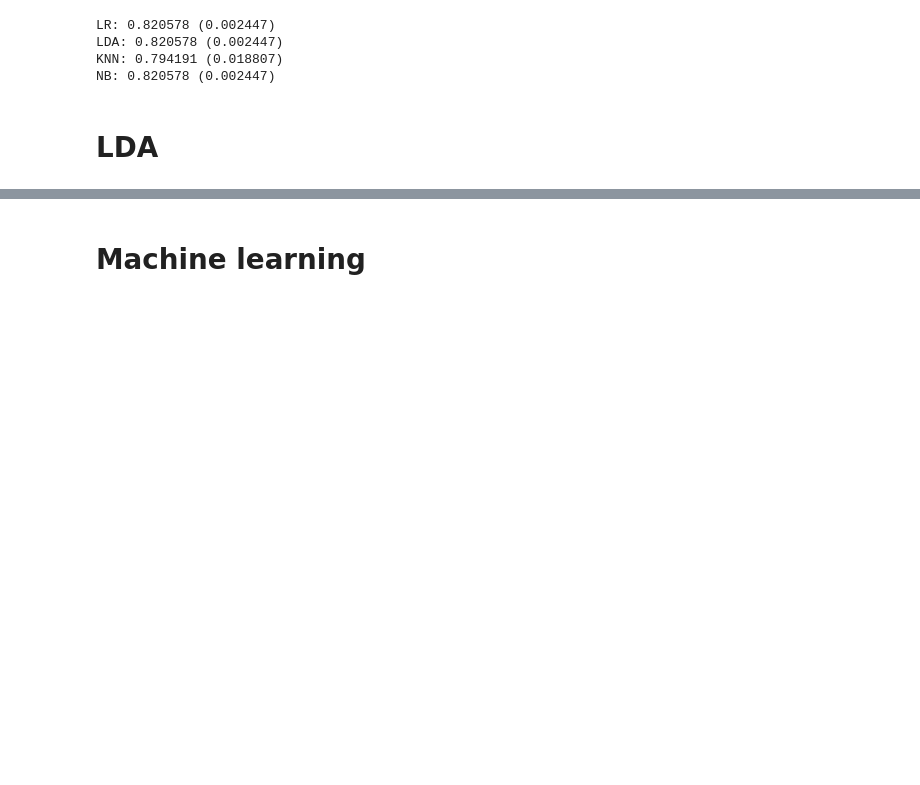
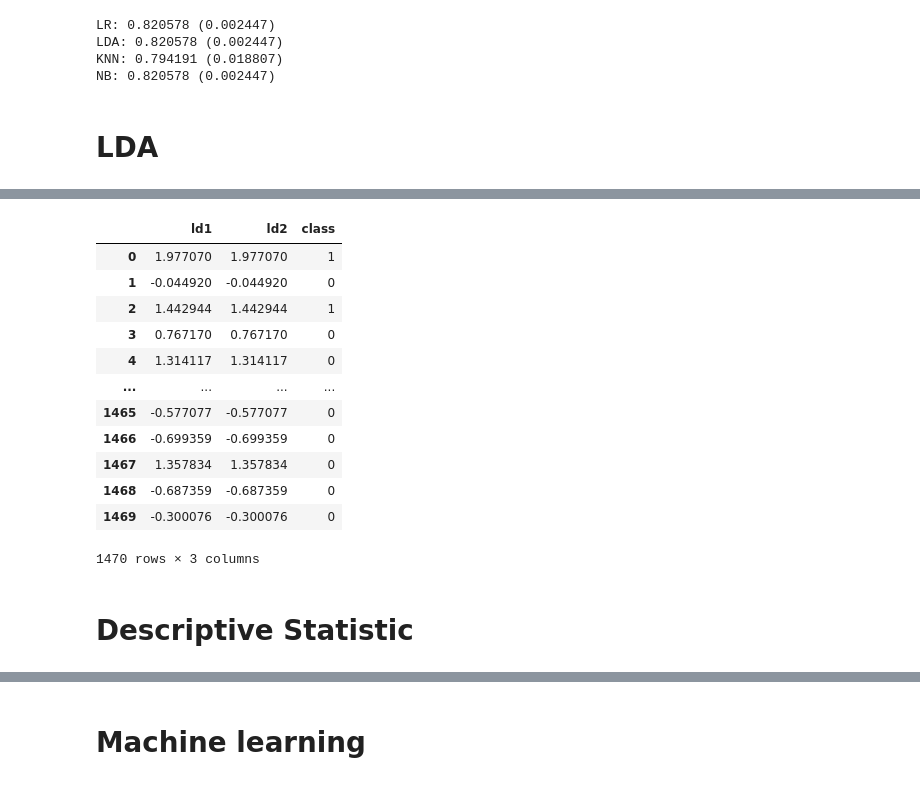
Before and after one commit to FedericoAriton99/CA-2-Integraeted-, a Jupyter notebook: Federico_Ariton_sba22090_Lvl8_CA2_Integrated.ipynb, the cells around one changed output, grey strips where cells are left out. Saved outputs shown, nothing was run; the diff lists cells and outputs as text; code cells hidden in the pictures; blank space fills up the shorter version.

```diff
--- a/Federico_Ariton_sba22090_Lvl8_CA2_Integrated.ipynb
+++ b/Federico_Ariton_sba22090_Lvl8_CA2_Integrated.ipynb
@@ -750,3 +755,21 @@ sns.boxplot(x='class', y='ld2', data=df)
+# %%
+df
+# %% [output]
+|  | ld1 | ld2 | class |
+| 0 | 1.977070 | 1.977070 | 1 |
+| 1 | -0.044920 | -0.044920 | 0 |
+| 2 | 1.442944 | 1.442944 | 1 |
+| 3 | 0.767170 | 0.767170 | 0 |
+| 4 | 1.314117 | 1.314117 | 0 |
+| ... | ... | ... | ... |
+| 1465 | -0.577077 | -0.577077 | 0 |
+| 1466 | -0.699359 | -0.699359 | 0 |
+| 1467 | 1.357834 | 1.357834 | 0 |
+| 1468 | -0.687359 | -0.687359 | 0 |
+| 1469 | -0.300076 | -0.300076 | 0 |
+1470 rows × 3 columns
+# %% [markdown]
+# Descriptive Statistic
 # %%
 # Descriptive statistics for numerical variables
 numerical_descriptive_stats = Employee.describe().T
```
Also changed, not shown: parts of 20 cells of this notebook.
